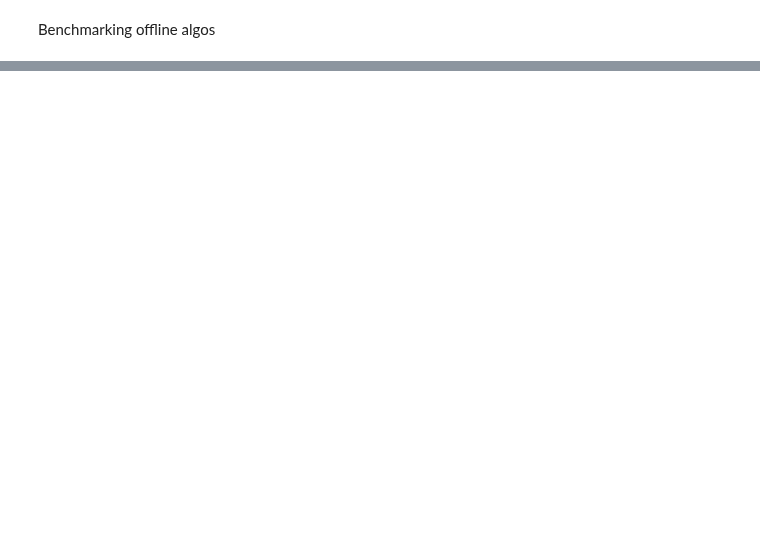
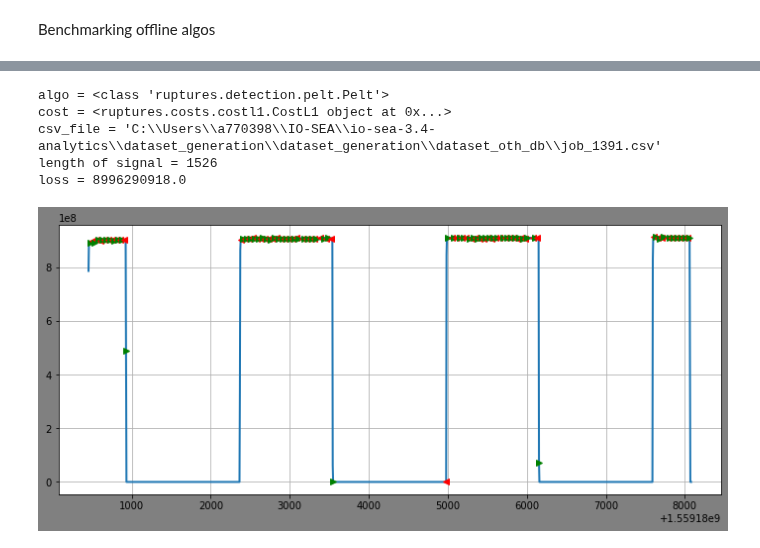
Before and after one commit to io-sea/recommendation-system, a Jupyter notebook: job_decomposer/job_decomposer/stat_methods_exploration.ipynb, the cells around one changed output, grey strips where cells are left out. Cells and saved outputs as stored; diff of their text form; code cells hidden in the pictures; blank space fills up the shorter version.

```diff
--- a/job_decomposer/job_decomposer/stat_methods_exploration.ipynb
+++ b/job_decomposer/job_decomposer/stat_methods_exploration.ipynb
@@ -238,0 +339,9 @@ Measure the reconstruction distance
+# %%
+plot_bench_decomposition(idx=0)
+# %% [output]
+algo = <class 'ruptures.detection.pelt.Pelt'>
+cost = <ruptures.costs.costl1.CostL1 object at 0x...>
+csv_file = 'C:\\Users\\a770398\\IO-SEA\\io-sea-3.4-analytics\\dataset_generation\\dataset_generation\\dataset_oth_db\\job_1391.csv'
+length of signal = 1526
+loss = 8996290918.0
+[figure, added]
```
Also changed, not shown: parts of 9 cells of this notebook, 4 other files.
